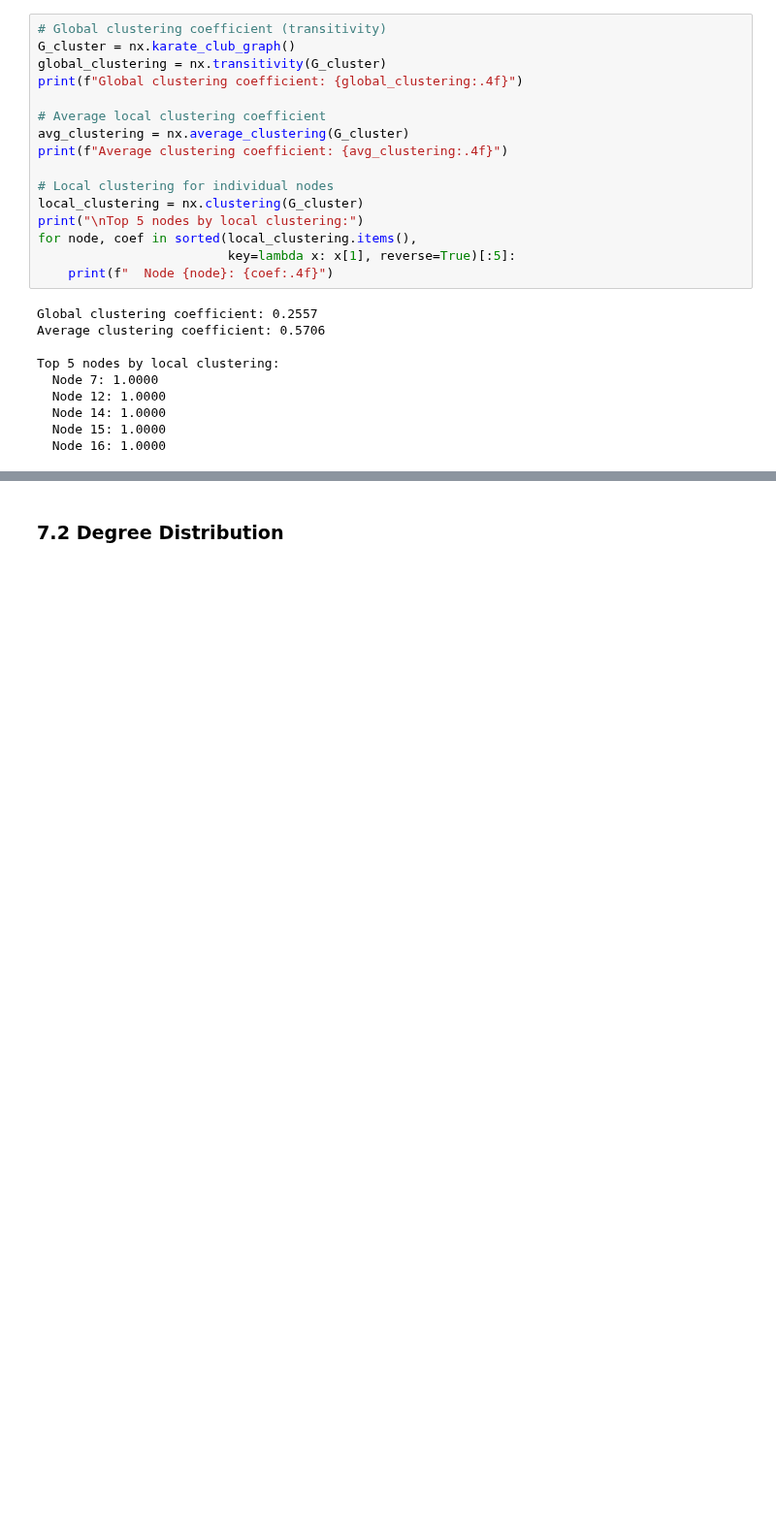
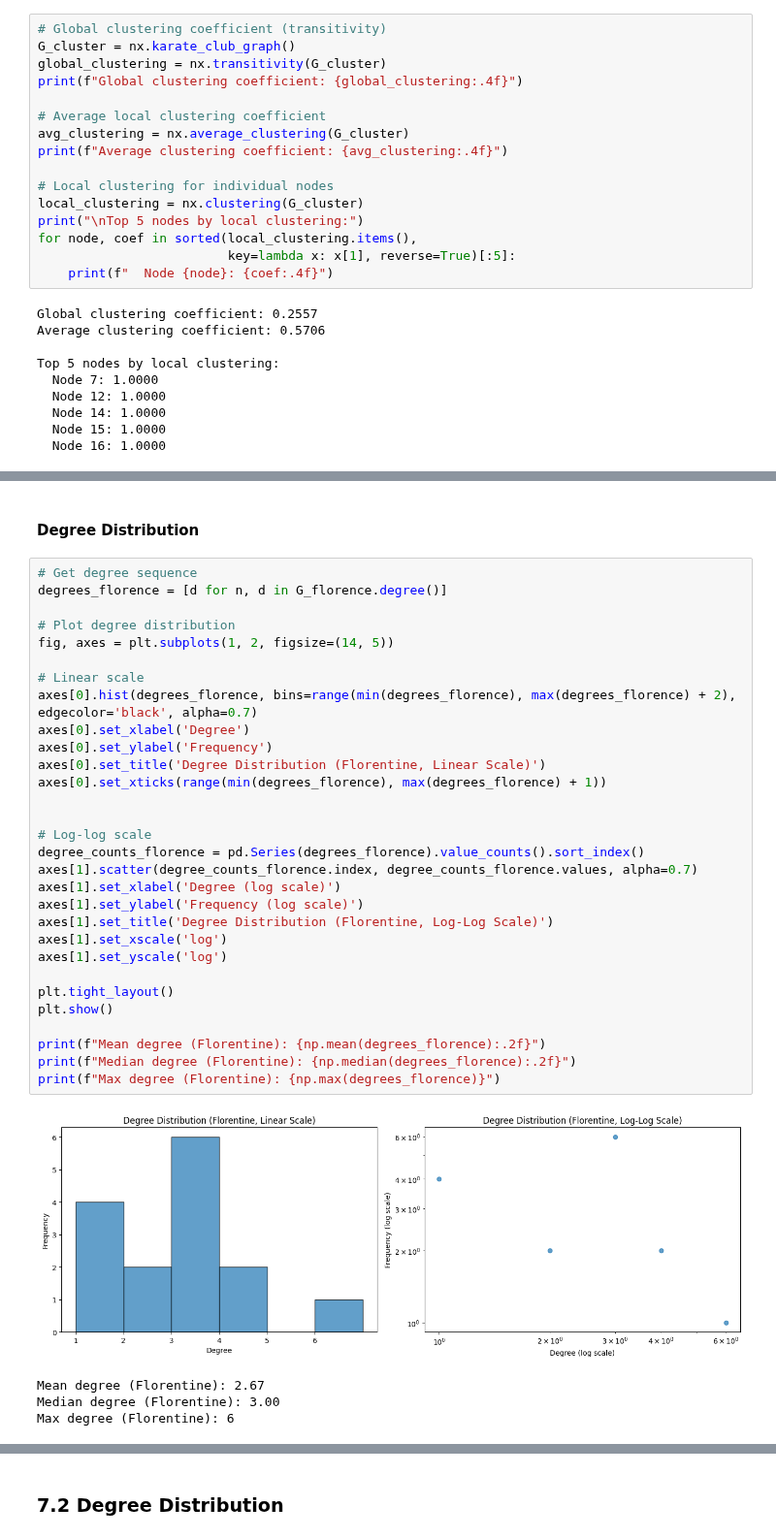
Before and after one commit to giordano-demarzo/giordano-demarzo.github.io, a Jupyter notebook: files/network_science_26/exercises/networkx_introduction.ipynb, the cells around one changed output, grey strips where cells are left out. Shown at 97% size. Saved outputs shown, nothing was run; the diff lists cells and outputs as text; blank space fills up the shorter version.

```diff
--- a/files/network_science_26/exercises/networkx_introduction.ipynb
+++ b/files/network_science_26/exercises/networkx_introduction.ipynb
@@ -657,0 +758,37 @@ Top 5 nodes by local clustering:
+# %% [markdown]
+#### Degree Distribution
+# %%
+# Get degree sequence
+degrees_florence = [d for n, d in G_florence.degree()]
+
+# Plot degree distribution
+fig, axes = plt.subplots(1, 2, figsize=(14, 5))
+
+# Linear scale
+axes[0].hist(degrees_florence, bins=range(min(degrees_florence), max(degrees_florence) + 2), edgecolor='black', alpha=0.7)
+axes[0].set_xlabel('Degree')
+axes[0].set_ylabel('Frequency')
+axes[0].set_title('Degree Distribution (Florentine, Linear Scale)')
+axes[0].set_xticks(range(min(degrees_florence), max(degrees_florence) + 1))
+
+
+# Log-log scale
+degree_counts_florence = pd.Series(degrees_florence).value_counts().sort_index()
+axes[1].scatter(degree_counts_florence.index, degree_counts_florence.values, alpha=0.7)
+axes[1].set_xlabel('Degree (log scale)')
+axes[1].set_ylabel('Frequency (log scale)')
+axes[1].set_title('Degree Distribution (Florentine, Log-Log Scale)')
+axes[1].set_xscale('log')
+axes[1].set_yscale('log')
+
+plt.tight_layout()
+plt.show()
+
+print(f"Mean degree (Florentine): {np.mean(degrees_florence):.2f}")
+print(f"Median degree (Florentine): {np.median(degrees_florence):.2f}")
+print(f"Max degree (Florentine): {np.max(degrees_florence)}")
+# %% [output]
+[figure, added]
+Mean degree (Florentine): 2.67
+Median degree (Florentine): 3.00
+Max degree (Florentine): 6
```
Also changed, not shown: parts of 13 cells of this notebook.
